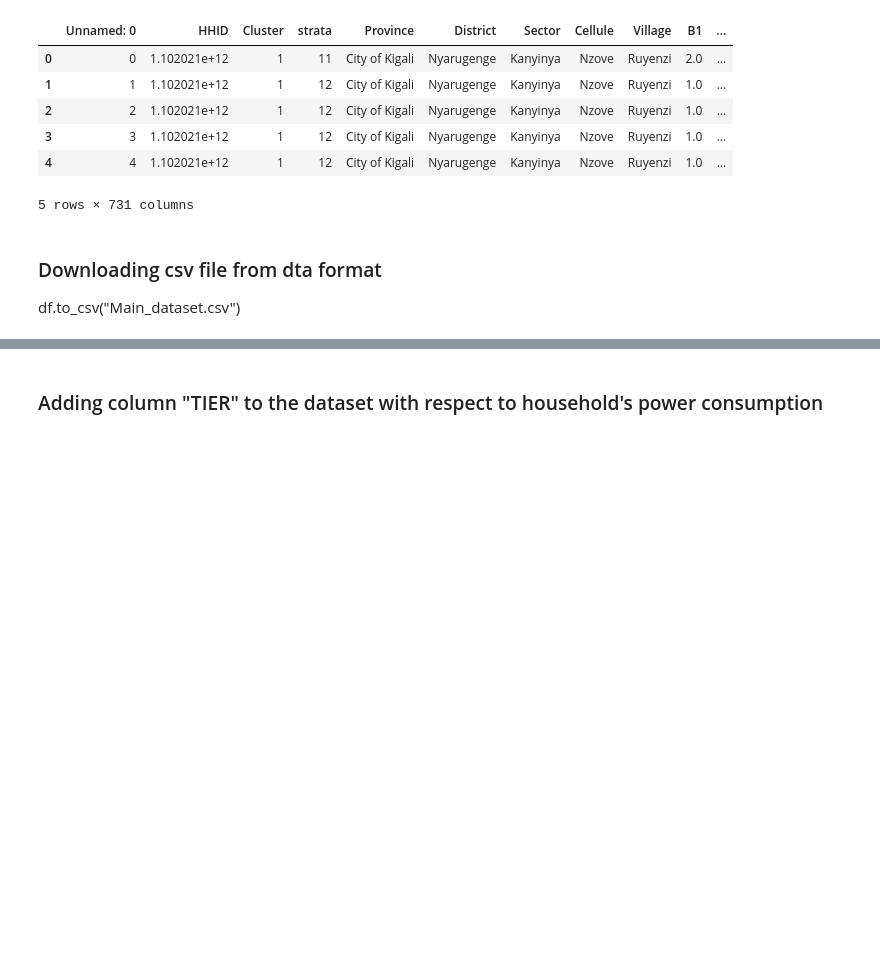
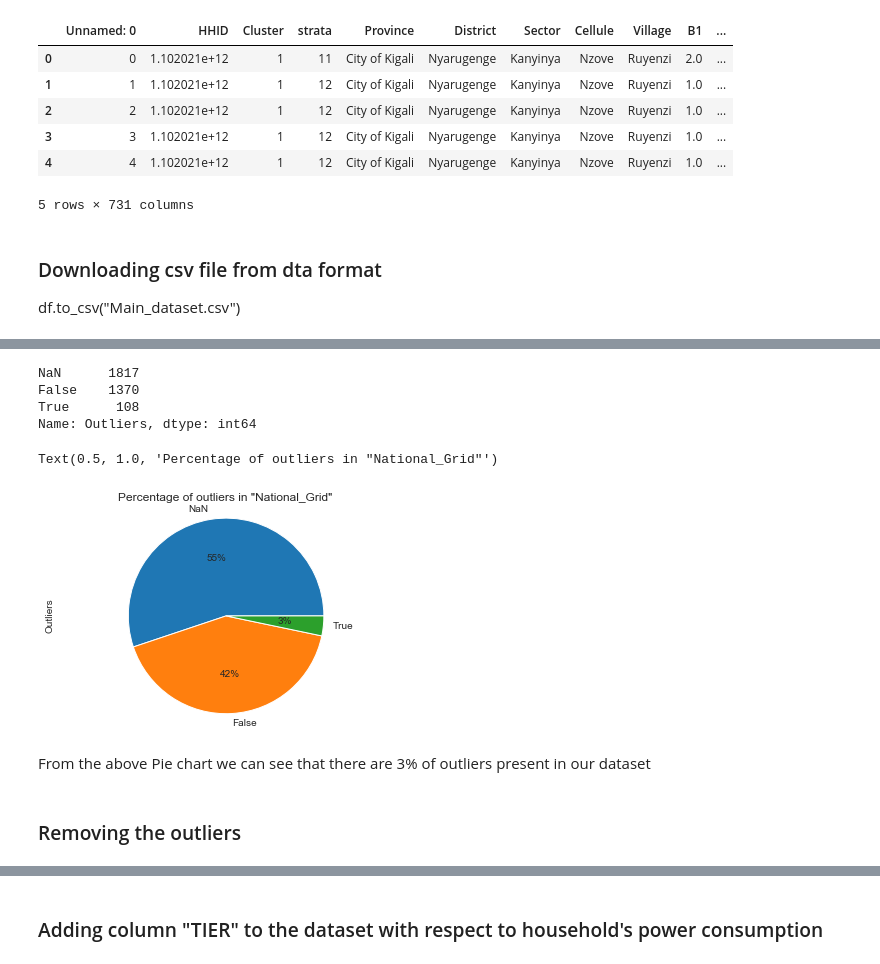
Before and after one commit to HEDERA-PLATFORM/mtf-rwanda-analysis, a Jupyter notebook: Rwanda_MTF.ipynb, the cells around one changed output, grey strips where cells are left out. Saved outputs shown, nothing was run; the diff lists cells and outputs as text; code cells hidden in the pictures; blank space fills up the shorter version.

```diff
--- a/Rwanda_MTF.ipynb
+++ b/Rwanda_MTF.ipynb
@@ -59,0 +205,18 @@ df_cap.tail()
+# %%
+df_cap['Outliers'].value_counts()
+# %% [output]
+NaN      1817
+False    1370
+True      108
+Name: Outliers, dtype: int64
+# %%
+df_cap.Outliers.value_counts().plot(kind='pie', autopct='%1.0f%%')
+plt.axis('equal')
+plt.title('Percentage of outliers in "National_Grid"')
+# %% [output]
+Text(0.5, 1.0, 'Percentage of outliers in "National_Grid"')
+[figure, added]
+# %% [markdown]
+From the above Pie chart we can see that there are 3% of outliers present in our dataset
+# %% [markdown]
+### Removing the outliers
```
Also changed, not shown: parts of 84 cells of this notebook.
